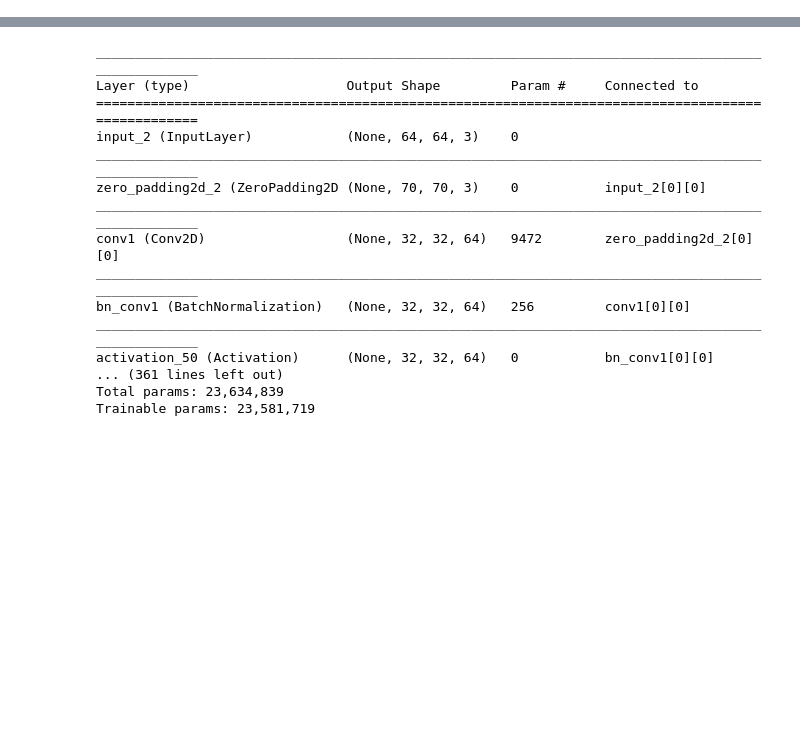
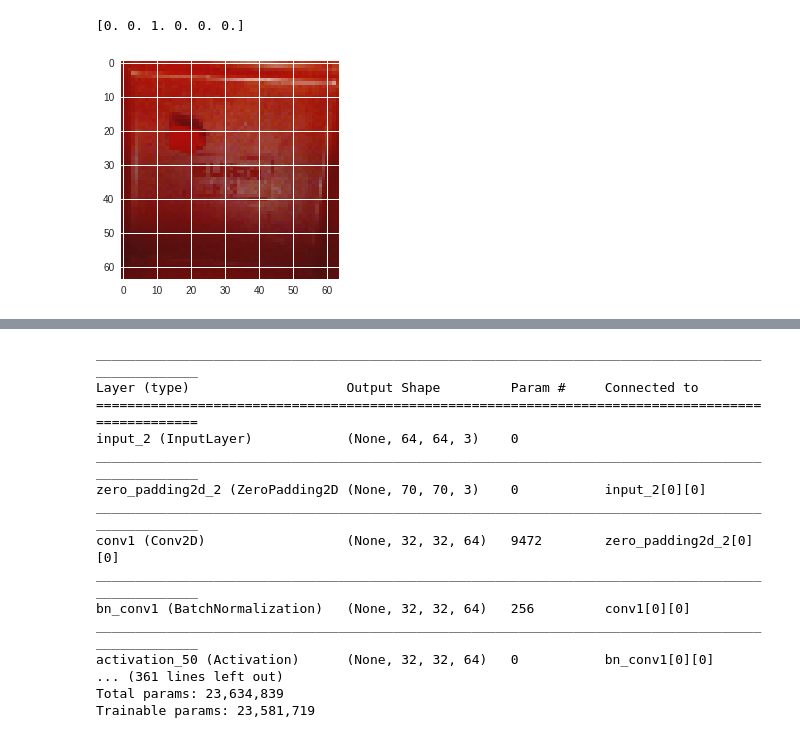
Before and after one commit to tylerlum/Tray_Image_Classifier_A, a Jupyter notebook: Tray_Image_Classifier_B.ipynb, the cells around one changed output, grey strips where cells are left out. Drawn from its saved outputs; the diff is of its cells as text; code cells hidden in the pictures; blank space fills up the shorter version.

```diff
--- a/Tray_Image_Classifier_B.ipynb
+++ b/Tray_Image_Classifier_B.ipynb
@@ -239,0 +287,8 @@ print(Y_test[index])
+# %%
+# Example view train image and label
+index = 160
+plt.imshow(X_train[index])
+print(Y_train[index, :])
+# %% [output]
+[0. 0. 1. 0. 0. 0.]
+[figure, added]
```
Also changed, not shown: parts of 29 cells of this notebook.
